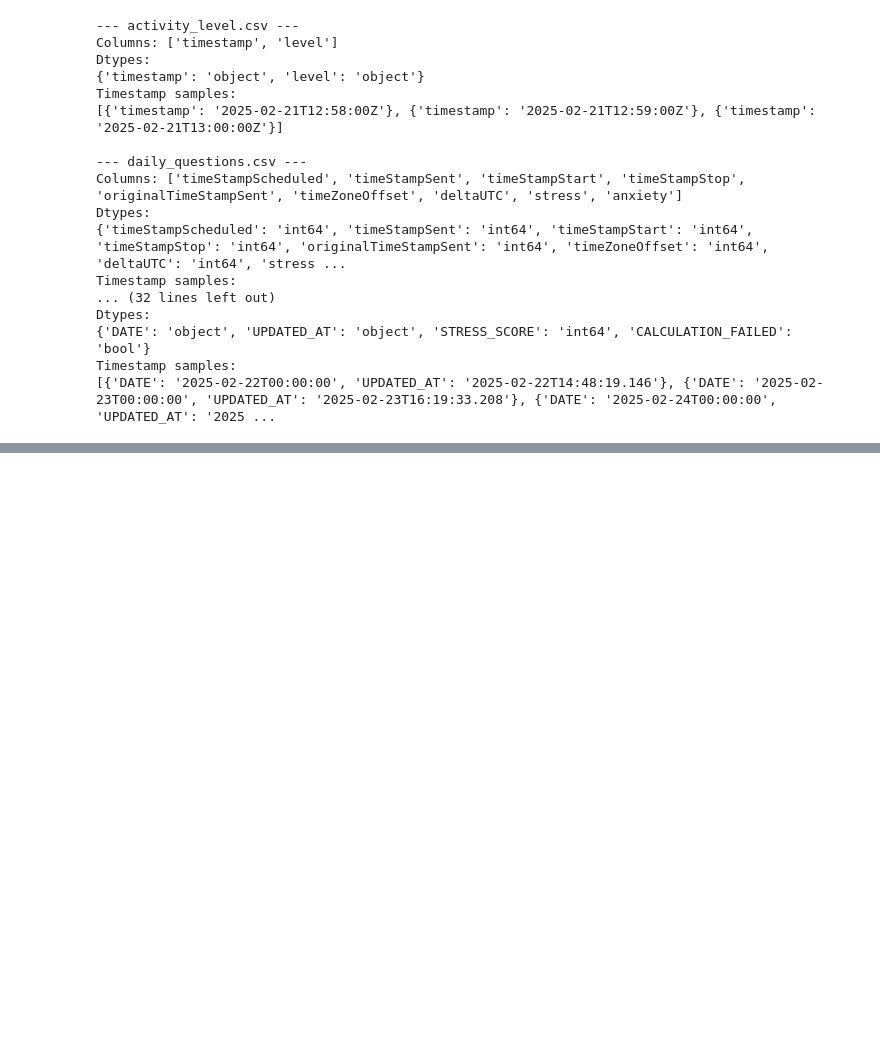
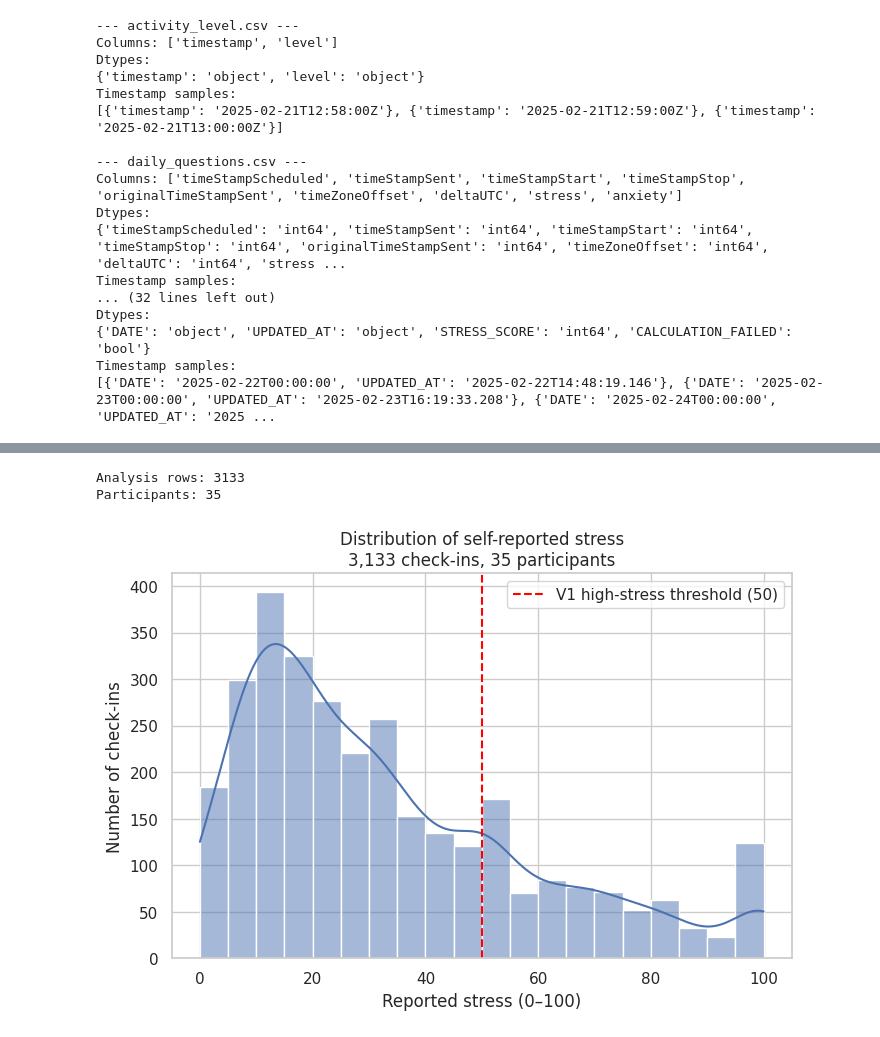
Before and after one commit to bakai-work07/MindWatch-IE08-public, a Jupyter notebook: EDA/notebooks/MW_201_EDA.ipynb, the cells around one changed output, grey strips where cells are left out. Cells and saved outputs as stored; diff of their text form; code cells hidden in the pictures; blank space fills up the shorter version.

```diff
--- a/EDA/notebooks/MW_201_EDA.ipynb
+++ b/EDA/notebooks/MW_201_EDA.ipynb
@@ -267,0 +908,52 @@ oxygen = load_participant_file("oxygen.csv")
+# %%
+analysis = questions[
+    [
+        "checkin_id",
+        "participant_id",
+        "checkin_start_utc",
+        "checkin_local",
+        "local_date",
+        "local_day_start_utc",
+        "utc_offset",
+        "stress",
+    ]
+].copy()
+
+print("Analysis rows:", len(analysis))
+print("Participants:", analysis["participant_id"].nunique())
+# %% [output]
+Analysis rows: 3133
+Participants: 35
+# %%
+import matplotlib.pyplot as plt
+import seaborn as sns
+
+sns.set_theme(style="whitegrid")
+
+plt.figure(figsize=(8, 5))
+
+sns.histplot(
+    data=analysis,
+    x="stress",
+    bins=20,
+    kde=True,
+)
+
+plt.axvline(
+    50,
+    color="red",
+    linestyle="--",
+    label="V1 high-stress threshold (50)",
+)
+
+plt.title(
+    "Distribution of self-reported stress\n"
+    f"{len(analysis):,} check-ins, "
+    f"{analysis['participant_id'].nunique()} participants"
+)
+plt.xlabel("Reported stress (0–100)")
+plt.ylabel("Number of check-ins")
+plt.legend()
+plt.show()
+# %% [output]
+[figure, added]
```
Also changed, not shown: parts of 16 cells of this notebook.
